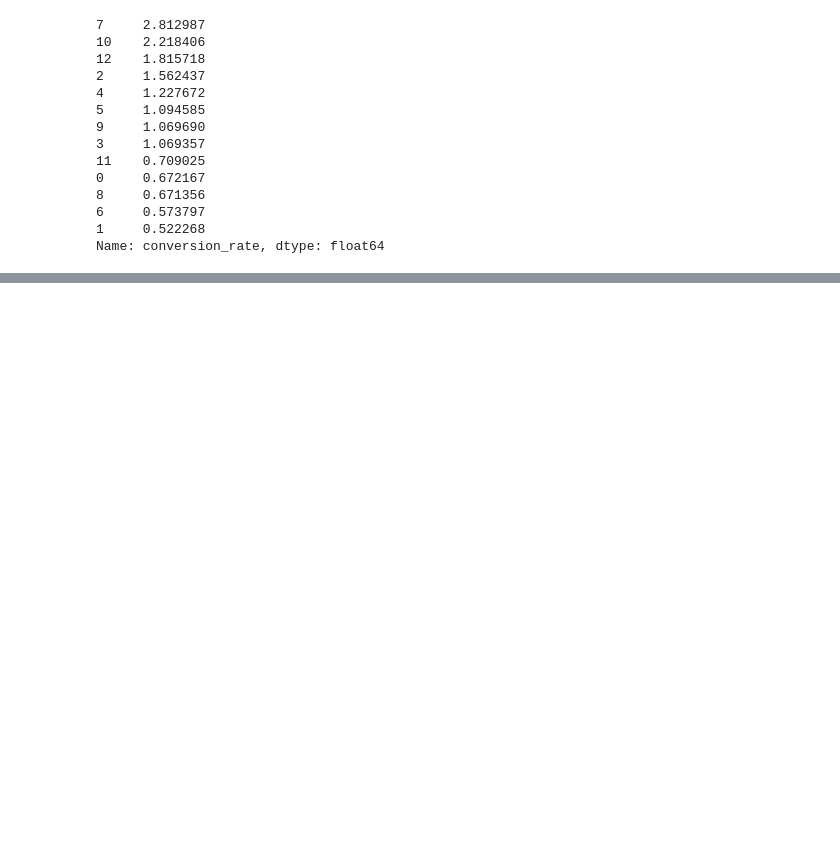
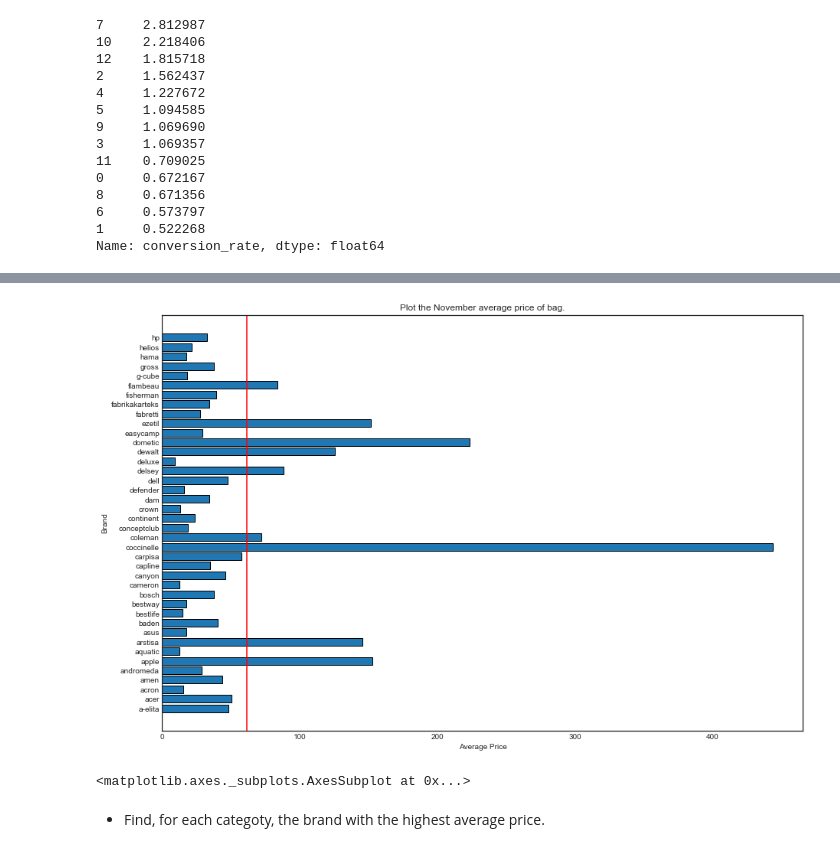
Before and after one commit to magreg/ADM-HW2, a Jupyter notebook: October.ipynb, the cells around one changed output, grey strips where cells are left out. Cells and saved outputs as stored; diff of their text form; code cells hidden in the pictures; blank space fills up the shorter version.

```diff
--- a/October.ipynb
+++ b/October.ipynb
@@ -624,0 +772,17 @@ Name: conversion_rate, dtype: float64
+# %%
+# Function for plot the sub_category
+def subcategory_plot_avg_price(word):
+
+    table2 = table.loc[table['sub_category'] == word]
+    plt.figure(figsize = (15,10))
+    ax = plt.subplot()
+    ax.barh(table2['brand'].head(40),
+               table2['average_price'].head(40),
+               align = 'center', edgecolor = 'k')
+    plt.axvline(table2['average_price'].mean(), c='red')
+    plt.xlabel('Average Price')
+    plt.ylabel('Brand')
+    plt.title(f'Plot the November average price of {word}.')
+    plt.show()
+
+    return ax
@@ -624,0 +799,7 @@ Name: conversion_rate, dtype: float64
+# %%
+subcategory_plot_avg_price('bag')
+# %% [output]
+[figure, added]
+<matplotlib.axes._subplots.AxesSubplot at 0x...>
+# %% [markdown]
+ - Find, for each categoty, the brand with the highest average price.
```
Also changed, not shown: parts of 43 cells of this notebook.
